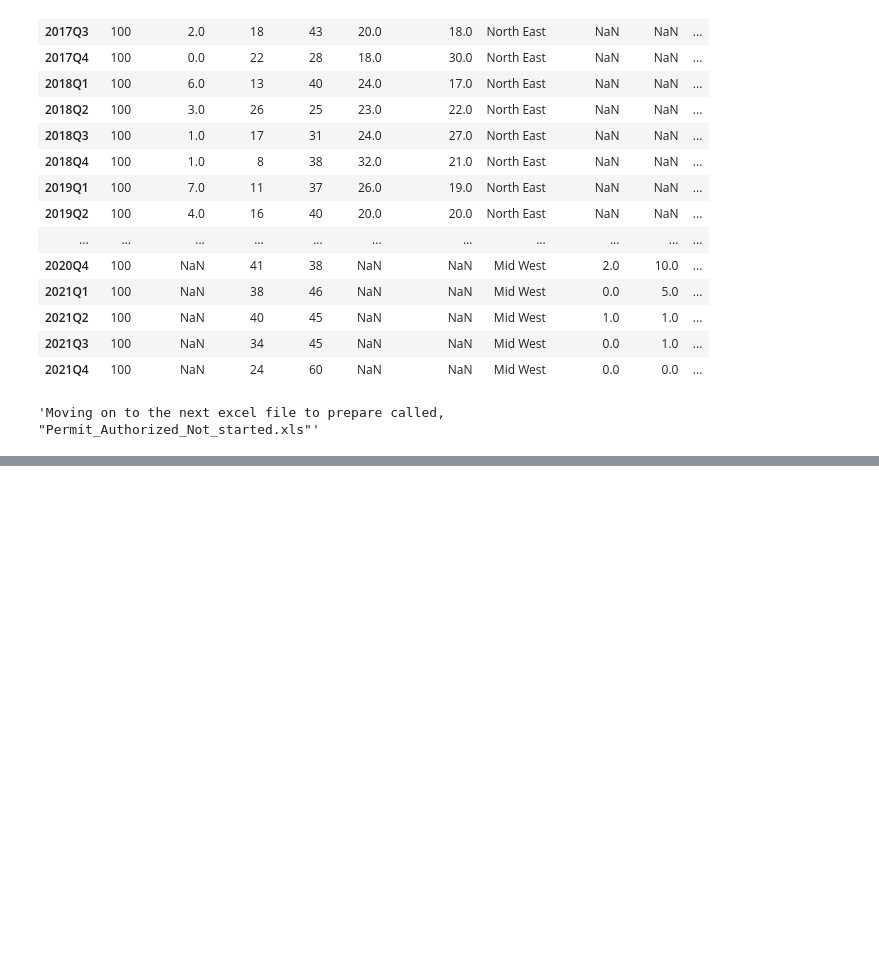
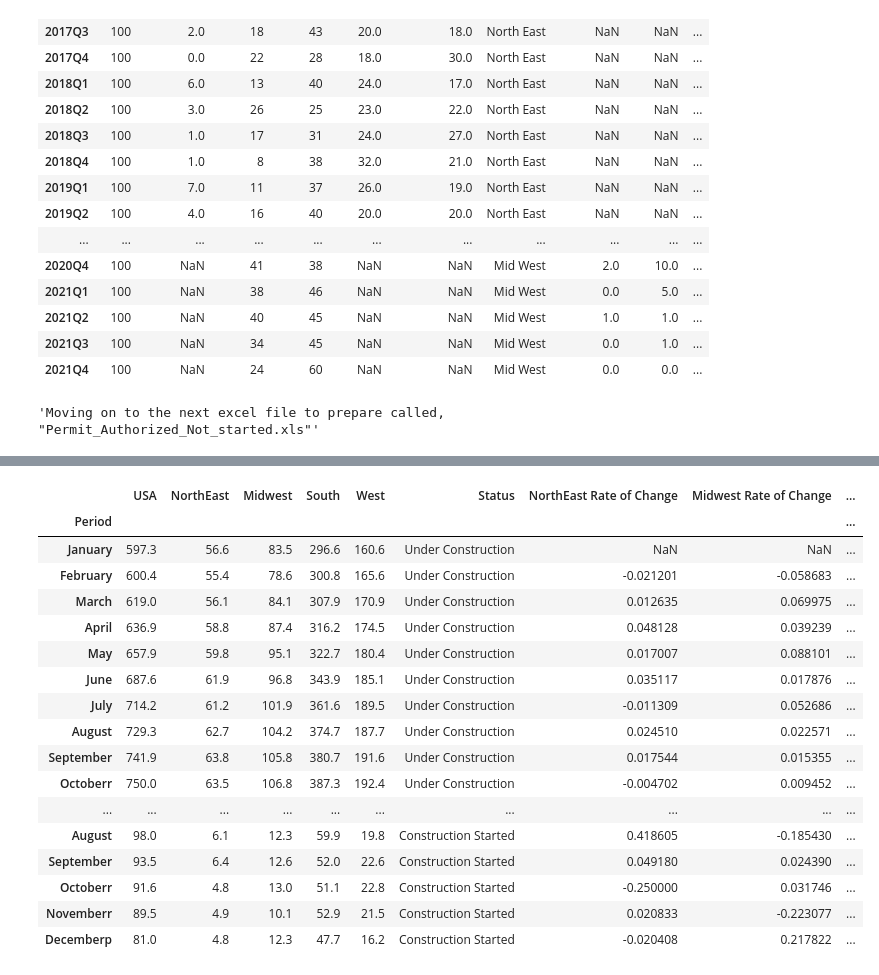
Before and after one commit to tiko148/Construction_EDA, a Jupyter notebook: data_preparation_1.ipynb, the cells around one changed output, grey strips where cells are left out. Saved outputs shown, nothing was run; the diff lists cells and outputs as text; code cells hidden in the pictures; blank space fills up the shorter version.

Commit message:
Cleaned excel file that summerizes construction status in the USA by region for 2021. The 3 status categories are [Under Construction, Completed, Started for the period end.

```diff
--- a/data_preparation_1.ipynb
+++ b/data_preparation_1.ipynb
@@ -323,0 +324,61 @@ houses_sold_by_sales_price_USA
+# %%
+'''
+Getting Data for all single family homes in the USA and subregions based on construction stage for 2021.
+
+Stages are:
+-->Completed
+-->Starts
+-->Under Construciton
+'''
+import re
+starts = pd.read_excel("permits_per_region_status.xls",sheet_name="Table 3 - Starts",header=None,
+                                                                 skiprows=50, nrows= 12,
+                                                                  index_col = None, usecols="A:M")
+
+starts = starts.drop([1,3,4,5,7,9,11],axis=1)
+
+
+starts=starts.rename(columns={0:'Period',2:'USA',6:'NorthEast',8:'Midwest',10:'South',12:'West'})
+starts['Period'] = starts['Period'].str.replace(r'\W', '')
+starts.set_index('Period', inplace = True)
+starts["Status"] = 'Construction Started'
+
+
+
+completed = pd.read_excel("permits_per_region_status.xls",sheet_name="Table 5 - Completions",header=None,
+                                                                 skiprows=50, nrows= 12,
+                                                                  index_col = None, usecols="A:M")
+
+
+completed = completed.drop([1,3,4,5,7,9,11],axis=1)
+completed=completed.rename(columns={0:'Period',2:'USA',6:'NorthEast',8:'Midwest',10:'South',12:'West'})
+completed['Period'] = completed['Period'].str.replace(r'\W', '')
+completed.set_index('Period', inplace = True)
+completed["Status"] = 'Construction Completed'
+
+
+
+under_construction = pd.read_excel("permits_per_region_status.xls",sheet_name="Table 4 - Under Construction",header=None,
+                                                                 skiprows=50, nrows= 12,
+                                                                  index_col = None, usecols="A:M")
+
+under_construction = under_construction.drop([1,3,4,5,7,9,11],axis=1)
+
+under_construction = under_construction.rename(columns={0:'Period',2:'USA',6:'NorthEast',8:'Midwest',10:'South',12:'West'})
+
+
+
+
+under_construction['Period'] = under_construction['Period'].str.replace(r'\W', '')
+
+under_construction.set_index('Period', inplace = True)
+under_construction["Status"] = 'Under Construction'
+
+construction_status_2021 = pd.concat([under_construction,completed, starts])
+
+
+# construction_status_2021
+for i in construction_status_2021.columns[1:5]:
+    construction_status_2021[i + ' Rate of Change'] = construction_status_2021[[i]].pct_change()
+construction_status_2021
+# %% [output]
@@ -323,0 +392,18 @@ houses_sold_by_sales_price_USA
+|  | USA | NorthEast | Midwest | South | West | Status | NorthEast Rate of Change | Midwest Rate of Change | ... |
+| Period |  |  |  |  |  |  |  |  | ... |
+| January | 597.3 | 56.6 | 83.5 | 296.6 | 160.6 | Under Construction | NaN | NaN | ... |
+| February | 600.4 | 55.4 | 78.6 | 300.8 | 165.6 | Under Construction | -0.021201 | -0.058683 | ... |
+| March | 619.0 | 56.1 | 84.1 | 307.9 | 170.9 | Under Construction | 0.012635 | 0.069975 | ... |
+| April | 636.9 | 58.8 | 87.4 | 316.2 | 174.5 | Under Construction | 0.048128 | 0.039239 | ... |
+| May | 657.9 | 59.8 | 95.1 | 322.7 | 180.4 | Under Construction | 0.017007 | 0.088101 | ... |
+| June | 687.6 | 61.9 | 96.8 | 343.9 | 185.1 | Under Construction | 0.035117 | 0.017876 | ... |
+| July | 714.2 | 61.2 | 101.9 | 361.6 | 189.5 | Under Construction | -0.011309 | 0.052686 | ... |
+| August | 729.3 | 62.7 | 104.2 | 374.7 | 187.7 | Under Construction | 0.024510 | 0.022571 | ... |
+| September | 741.9 | 63.8 | 105.8 | 380.7 | 191.6 | Under Construction | 0.017544 | 0.015355 | ... |
+| Octoberr | 750.0 | 63.5 | 106.8 | 387.3 | 192.4 | Under Construction | -0.004702 | 0.009452 | ... |
+| ... | ... | ... | ... | ... | ... | ... | ... | ... | ... |
+| August | 98.0 | 6.1 | 12.3 | 59.9 | 19.8 | Construction Started | 0.418605 | -0.185430 | ... |
+| September | 93.5 | 6.4 | 12.6 | 52.0 | 22.6 | Construction Started | 0.049180 | 0.024390 | ... |
+| Octoberr | 91.6 | 4.8 | 13.0 | 51.1 | 22.8 | Construction Started | -0.250000 | 0.031746 | ... |
+| Novemberr | 89.5 | 4.9 | 10.1 | 52.9 | 21.5 | Construction Started | 0.020833 | -0.223077 | ... |
+| Decemberp | 81.0 | 4.8 | 12.3 | 47.7 | 16.2 | Construction Started | -0.020408 | 0.217822 | ... |
```
Also changed, not shown: parts of 14 cells of this notebook, 3 other files.
